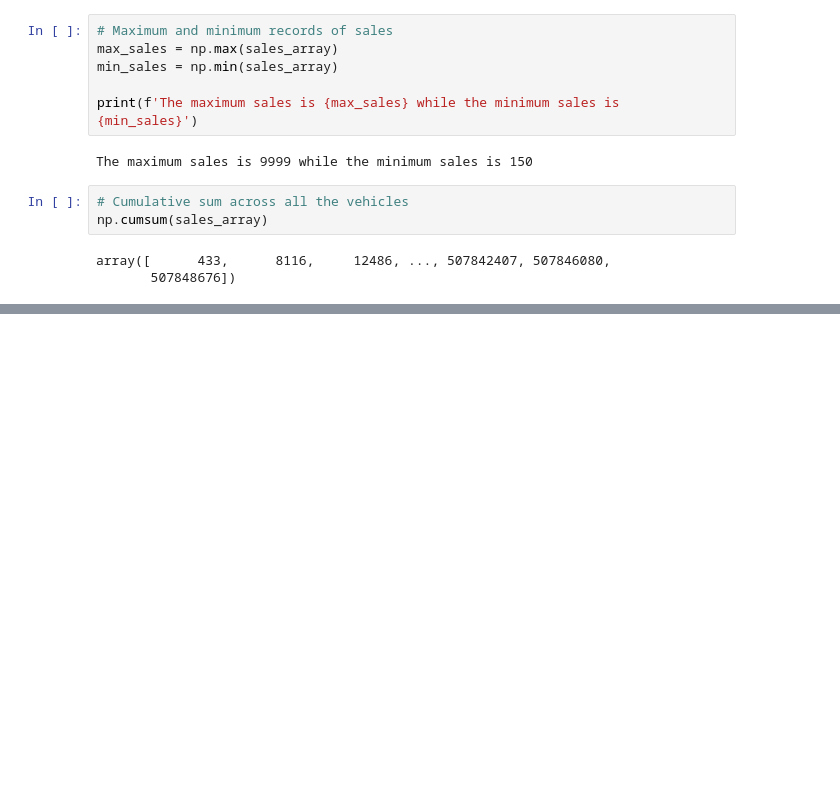
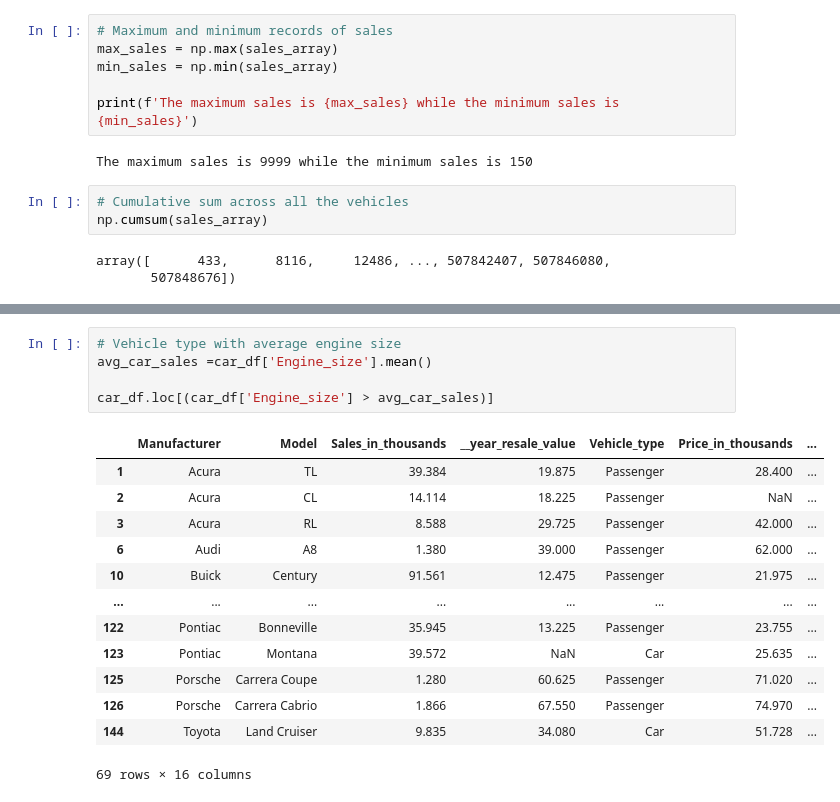
Before and after one commit to penscola/global-manufacturer-analysis, a Jupyter notebook: vehicle_sales.ipynb, the cells around one changed output, grey strips where cells are left out. Drawn from its saved outputs; the diff is of its cells as text; blank space fills up the shorter version.

```diff
--- a/vehicle_sales.ipynb
+++ b/vehicle_sales.ipynb
@@ -74,0 +138,19 @@ array([      433,      8116,     12486, ..., 507842407, 507846080,
+# %%
+# Vehicle type with average engine size
+avg_car_sales =car_df['Engine_size'].mean()
+
+car_df.loc[(car_df['Engine_size'] > avg_car_sales)]
+# %% [output]
+|  | Manufacturer | Model | Sales_in_thousands | __year_resale_value | Vehicle_type | Price_in_thousands | ... |
+| 1 | Acura | TL | 39.384 | 19.875 | Passenger | 28.400 | ... |
+| 2 | Acura | CL | 14.114 | 18.225 | Passenger | NaN | ... |
+| 3 | Acura | RL | 8.588 | 29.725 | Passenger | 42.000 | ... |
+| 6 | Audi | A8 | 1.380 | 39.000 | Passenger | 62.000 | ... |
+| 10 | Buick | Century | 91.561 | 12.475 | Passenger | 21.975 | ... |
+| ... | ... | ... | ... | ... | ... | ... | ... |
+| 122 | Pontiac | Bonneville | 35.945 | 13.225 | Passenger | 23.755 | ... |
+| 123 | Pontiac | Montana | 39.572 | NaN | Car | 25.635 | ... |
+| 125 | Porsche | Carrera Coupe | 1.280 | 60.625 | Passenger | 71.020 | ... |
+| 126 | Porsche | Carrera Cabrio | 1.866 | 67.550 | Passenger | 74.970 | ... |
+| 144 | Toyota | Land Cruiser | 9.835 | 34.080 | Car | 51.728 | ... |
+69 rows × 16 columns
```
Also changed, not shown: parts of 10 cells of this notebook.
